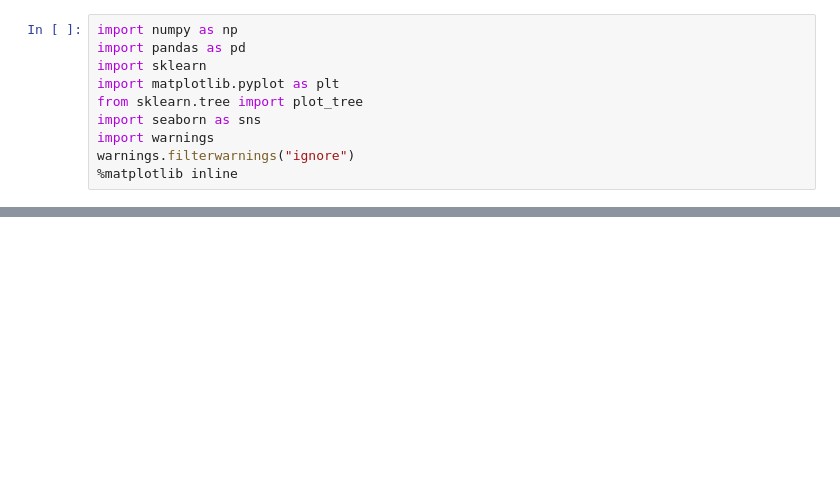
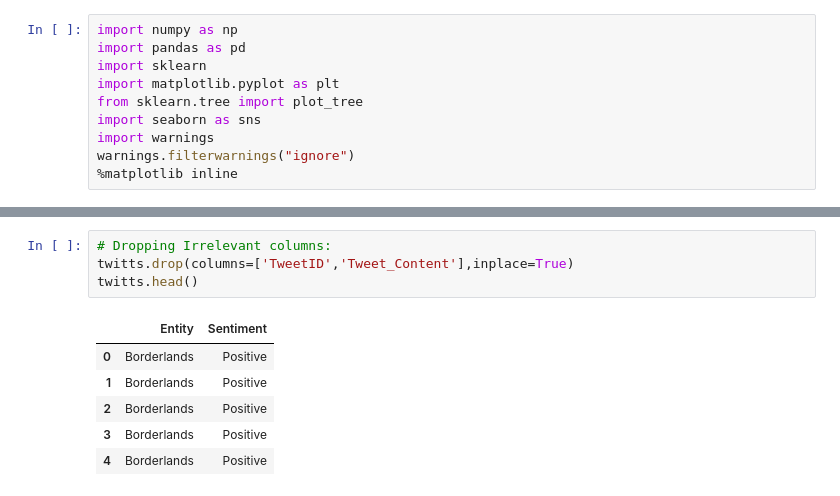
Before and after one commit to UpamanyuRoy/PRODIGY_DS_04, a Jupyter notebook: PRODIGY_DS_04.ipynb, the cells around one changed output, grey strips where cells are left out. Drawn from its saved outputs; the diff is of its cells as text; blank space fills up the shorter version.

```diff
--- a/PRODIGY_DS_04.ipynb
+++ b/PRODIGY_DS_04.ipynb
@@ -444,0 +71,11 @@ Testing Score :  0.9048543689320389
+# %%
+# Dropping Irrelevant columns:
+twitts.drop(columns=['TweetID','Tweet_Content'],inplace=True)
+twitts.head()
+# %% [output]
+|  | Entity | Sentiment |
+| 0 | Borderlands | Positive |
+| 1 | Borderlands | Positive |
+| 2 | Borderlands | Positive |
+| 3 | Borderlands | Positive |
+| 4 | Borderlands | Positive |
```
Also changed, not shown: parts of 52 cells of this notebook.
